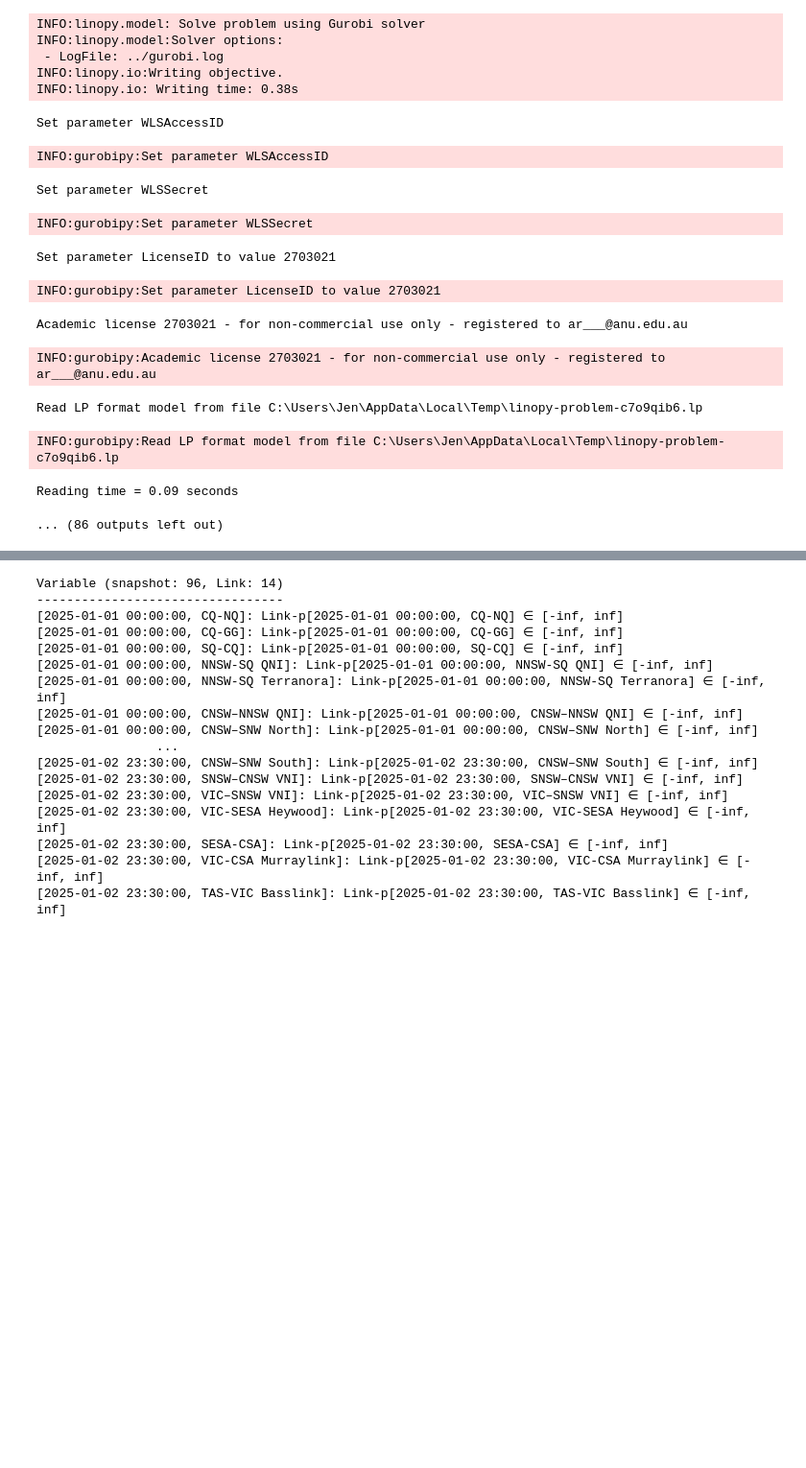
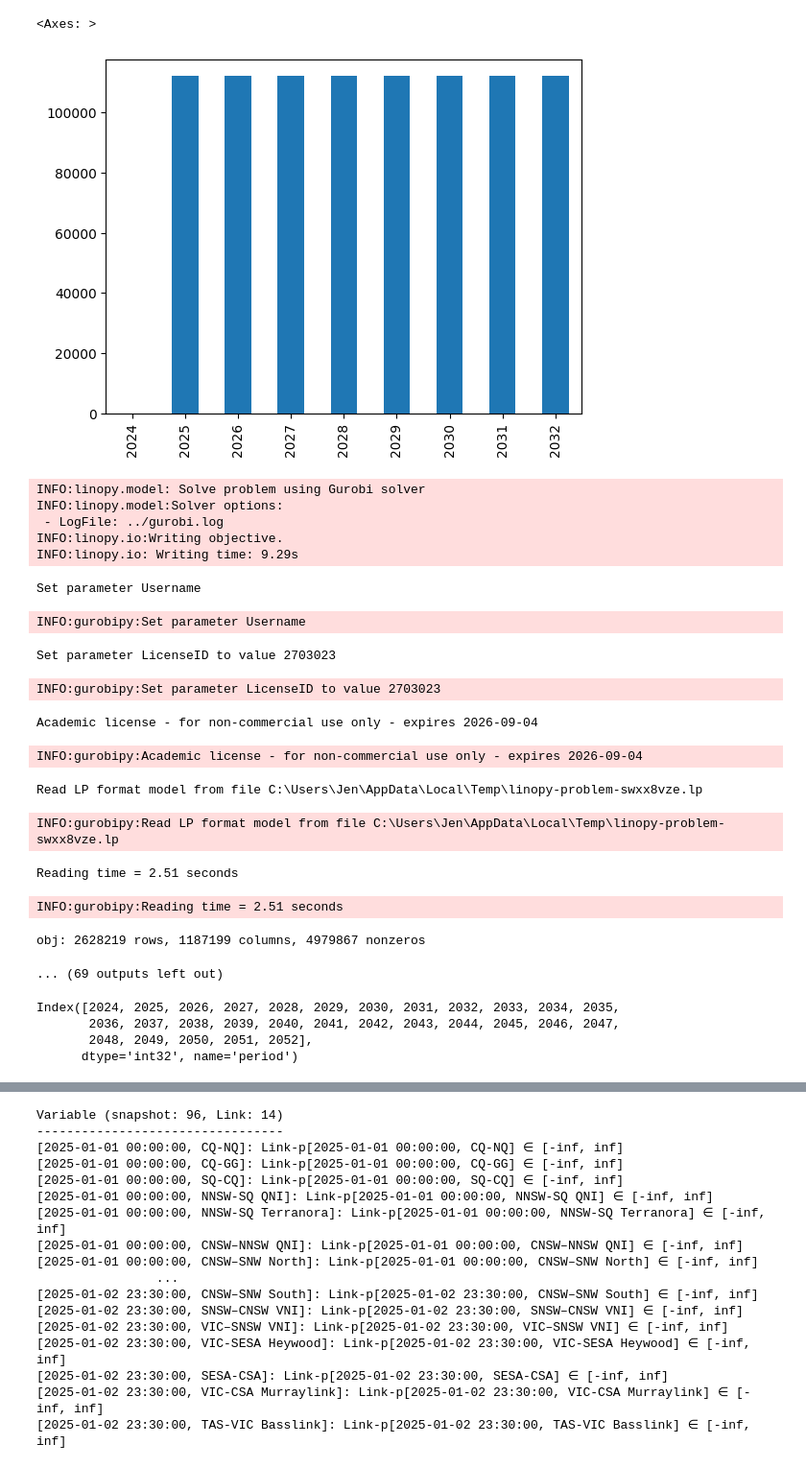
Before and after one commit to ArthurBond/AUS-CEM, a Jupyter notebook: scripts/build_test_network.ipynb, the cells around one changed output, grey strips where cells are left out. Shown at 96% size. Drawn from its saved outputs; the diff is of its cells as text; code cells hidden in the pictures; blank space fills up the shorter version.

```diff
--- a/scripts/build_test_network.ipynb
+++ b/scripts/build_test_network.ipynb
@@ -155,3 +494,9 @@ network.links
+# %%
+network = pypsa.Network("../networks/isp24_v6_6h_no_lossess.nc")
+network.statistics.optimal_capacity().div(1e3).sum().plot(kind="bar")
+# %% [output]
+<Axes: >
+[figure, added]
 # %%
 model = network.optimize.create_model()
 network.optimize.solve_model(
@@ -163,16 +508,23 @@ INFO:linopy.model: Solve problem using Gurobi solver
 INFO:linopy.model:Solver options:
  - LogFile: ../gurobi.log
 INFO:linopy.io:Writing objective.
-INFO:linopy.io: Writing time: 0.38s
+INFO:linopy.io: Writing time: 9.29s
-Set parameter WLSAccessID
+Set parameter Username
-INFO:gurobipy:Set parameter WLSAccessID
+INFO:gurobipy:Set parameter Username
-Set parameter WLSSecret
+Set parameter LicenseID to value 2703023
-INFO:gurobipy:Set parameter WLSSecret
+INFO:gurobipy:Set parameter LicenseID to value 2703023
-Set parameter LicenseID to value 2703021
+Academic license - for non-commercial use only - expires 2026-09-04
-INFO:gurobipy:Set parameter LicenseID to value 2703021
+INFO:gurobipy:Academic license - for non-commercial use only - expires 2026-09-04
-Academic license 2703021 - for non-commercial use only - registered to ar___@anu.edu.au
+Read LP format model from file C:\Users\Jen\AppData\Local\Temp\linopy-problem-swxx8vze.lp
-INFO:gurobipy:Academic license 2703021 - for non-commercial use only - registered to ar___@anu.edu.au
+INFO:gurobipy:Read LP format model from file C:\Users\Jen\AppData\Local\Temp\linopy-problem-swxx8vze.lp
-Read LP format model from file C:\Users\Jen\AppData\Local\Temp\linopy-problem-c7o9qib6.lp
+Reading time = 2.51 seconds
-INFO:gurobipy:Read LP format model from file C:\Users\Jen\AppData\Local\Temp\linopy-problem-c7o9qib6.lp
+INFO:gurobipy:Reading time = 2.51 seconds
-Reading time = 0.09 seconds
+obj: 2628219 rows, 1187199 columns, 4979867 nonzeros
-... (86 outputs left out)
+... (69 outputs left out)
+# %%
+network.investment_periods
+# %% [output]
+Index([2024, 2025, 2026, 2027, 2028, 2029, 2030, 2031, 2032, 2033, 2034, 2035,
+       2036, 2037, 2038, 2039, 2040, 2041, 2042, 2043, 2044, 2045, 2046, 2047,
+       2048, 2049, 2050, 2051, 2052],
+      dtype='int32', name='period')
```
Also changed, not shown: parts of 59 cells of this notebook, 13 other files.
